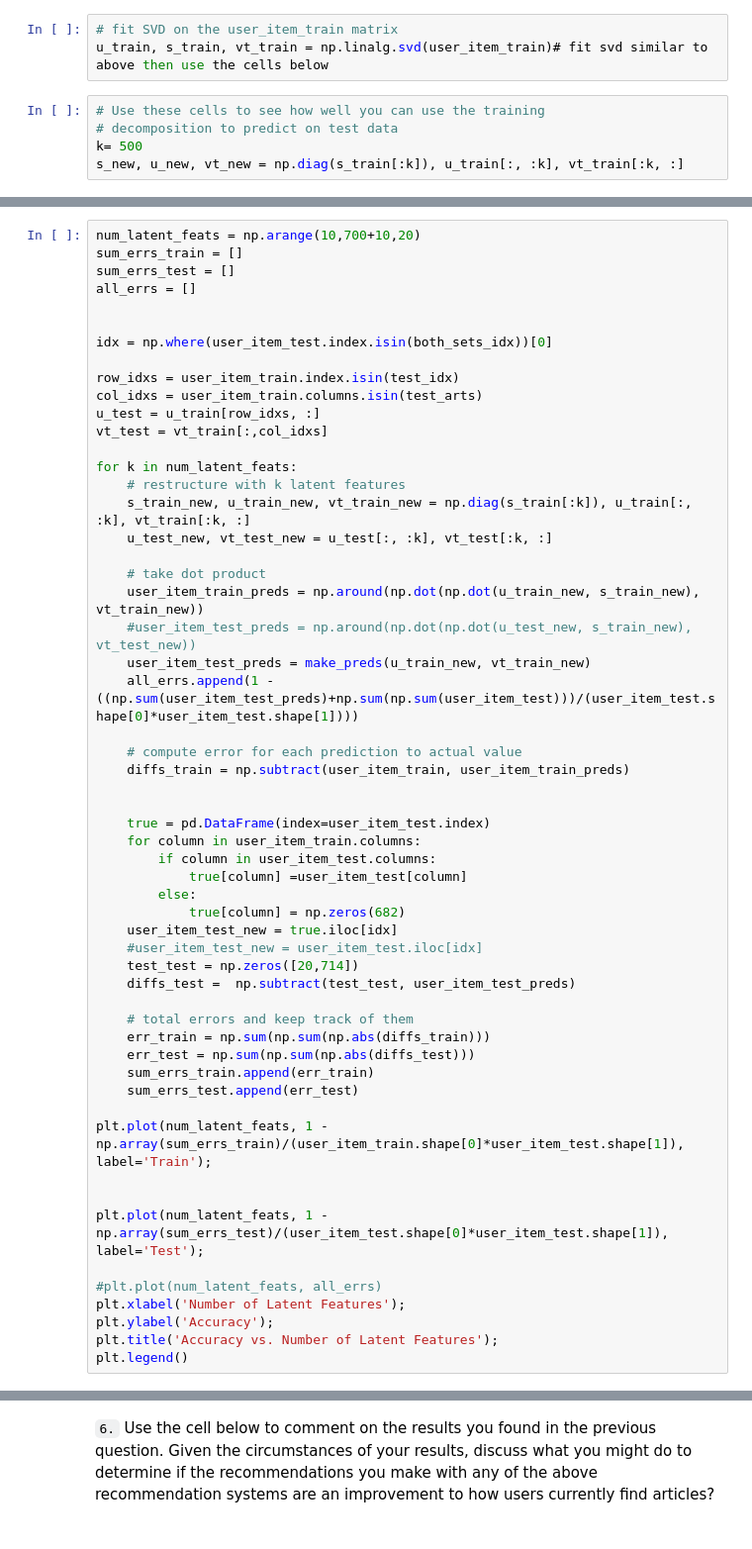
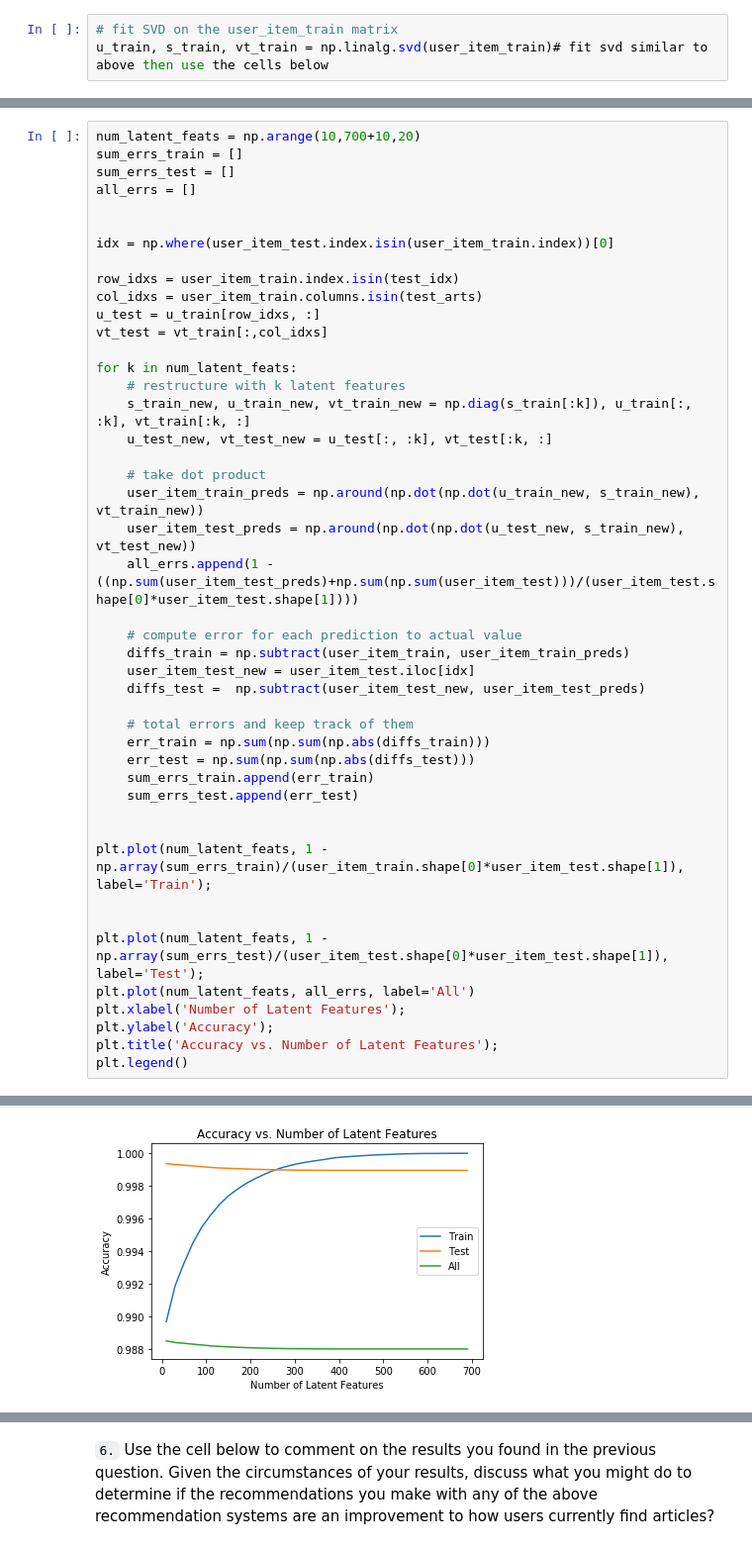
Before and after one commit to rntrapnell/recommendations-with-IBM, a Jupyter notebook: Recommendations_with_IBM.ipynb, the cells around one changed output, grey strips where cells are left out. Shown at 99% size. Drawn from its saved outputs; the diff is of its cells as text.

```diff
--- a/Recommendations_with_IBM.ipynb
+++ b/Recommendations_with_IBM.ipynb
@@ -813,8 +813,3 @@ Use the cells below to explore how well SVD works towards making predictions for
 # %%
 # fit SVD on the user_item_train matrix
 u_train, s_train, vt_train = np.linalg.svd(user_item_train)# fit svd similar to above then use the cells below
-# %%
-# Use these cells to see how well you can use the training
-# decomposition to predict on test data
-k= 500
-s_new, u_new, vt_new = np.diag(s_train[:k]), u_train[:, :k], vt_train[:k, :]
@@ -867,7 +820,7 @@ sum_errs_test = []
 all_errs = []
 
 
-idx = np.where(user_item_test.index.isin(both_sets_idx))[0]
+idx = np.where(user_item_test.index.isin(user_item_train.index))[0]
 
 row_idxs = user_item_train.index.isin(test_idx)
 col_idxs = user_item_train.columns.isin(test_arts)
@@ -881,24 +834,13 @@ for k in num_latent_feats:
 
     # take dot product
     user_item_train_preds = np.around(np.dot(np.dot(u_train_new, s_train_new), vt_train_new))
-    #user_item_test_preds = np.around(np.dot(np.dot(u_test_new, s_train_new), vt_test_new))
-    user_item_test_preds = make_preds(u_train_new, vt_train_new)
+    user_item_test_preds = np.around(np.dot(np.dot(u_test_new, s_train_new), vt_test_new))
     all_errs.append(1 - ((np.sum(user_item_test_preds)+np.sum(np.sum(user_item_test)))/(user_item_test.shape[0]*user_item_test.shape[1])))
 
     # compute error for each prediction to actual value
     diffs_train = np.subtract(user_item_train, user_item_train_preds)
-
-
-    true = pd.DataFrame(index=user_item_test.index)
-    for column in user_item_train.columns:
-        if column in user_item_test.columns:
-            true[column] =user_item_test[column]
-        else:
-            true[column] = np.zeros(682)
-    user_item_test_new = true.iloc[idx]
-    #user_item_test_new = user_item_test.iloc[idx]
-    test_test = np.zeros([20,714])
-    diffs_test =  np.subtract(test_test, user_item_test_preds)
+    user_item_test_new = user_item_test.iloc[idx]
+    diffs_test =  np.subtract(user_item_test_new, user_item_test_preds)
 
     # total errors and keep track of them
     err_train = np.sum(np.sum(np.abs(diffs_train)))
@@ -906,12 +848,12 @@ for k in num_latent_feats:
     sum_errs_train.append(err_train)
     sum_errs_test.append(err_test)
 
+
 plt.plot(num_latent_feats, 1 - np.array(sum_errs_train)/(user_item_train.shape[0]*user_item_test.shape[1]), label='Train');
 
 
 plt.plot(num_latent_feats, 1 - np.array(sum_errs_test)/(user_item_test.shape[0]*user_item_test.shape[1]), label='Test');
-
-#plt.plot(num_latent_feats, all_errs)
+plt.plot(num_latent_feats, all_errs, label='All')
 plt.xlabel('Number of Latent Features');
 plt.ylabel('Accuracy');
 plt.title('Accuracy vs. Number of Latent Features');
@@ -920,0 +863 @@ NameError: name 'make_preds' is not defined
+[figure, added]
```
Also changed, not shown: parts of 15 cells of this notebook.
